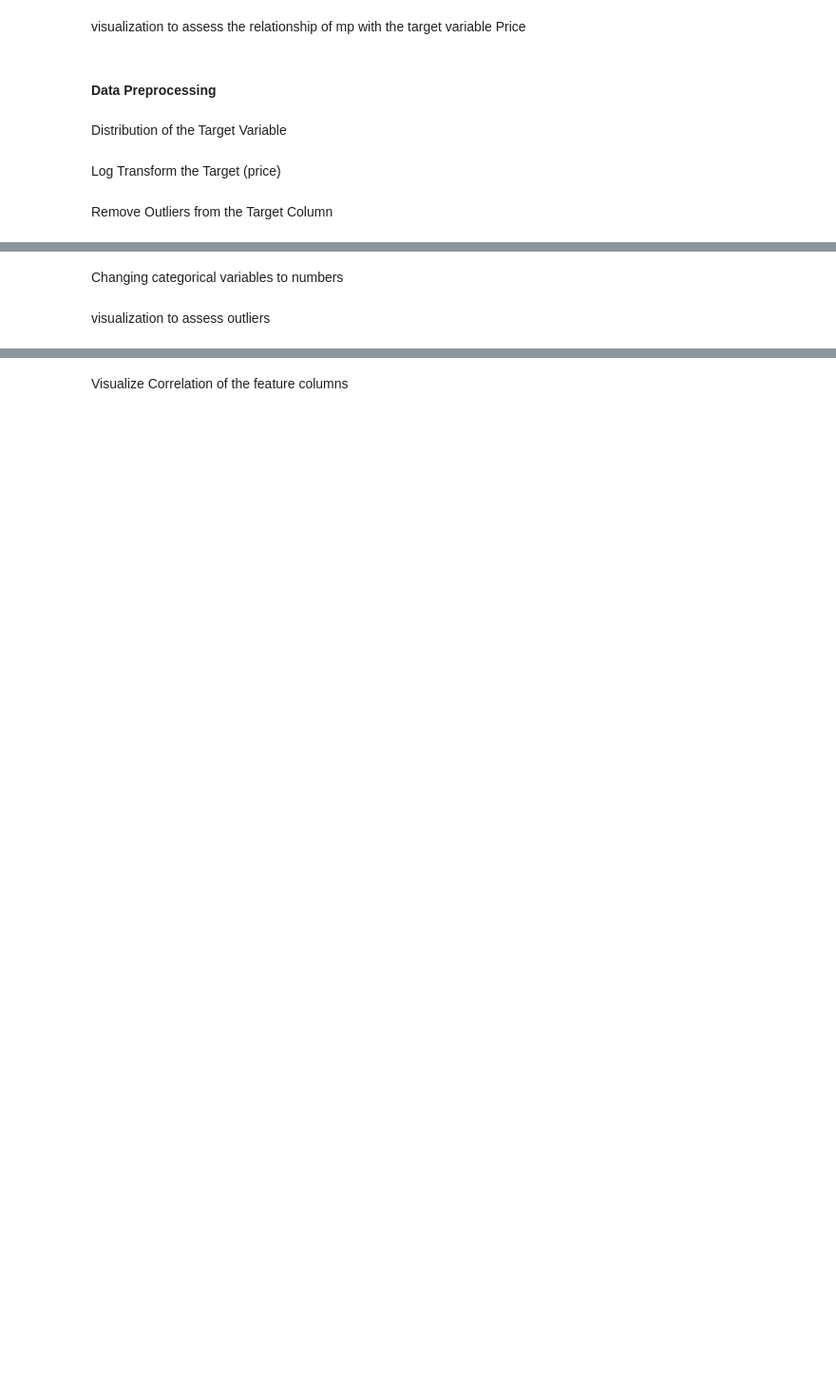
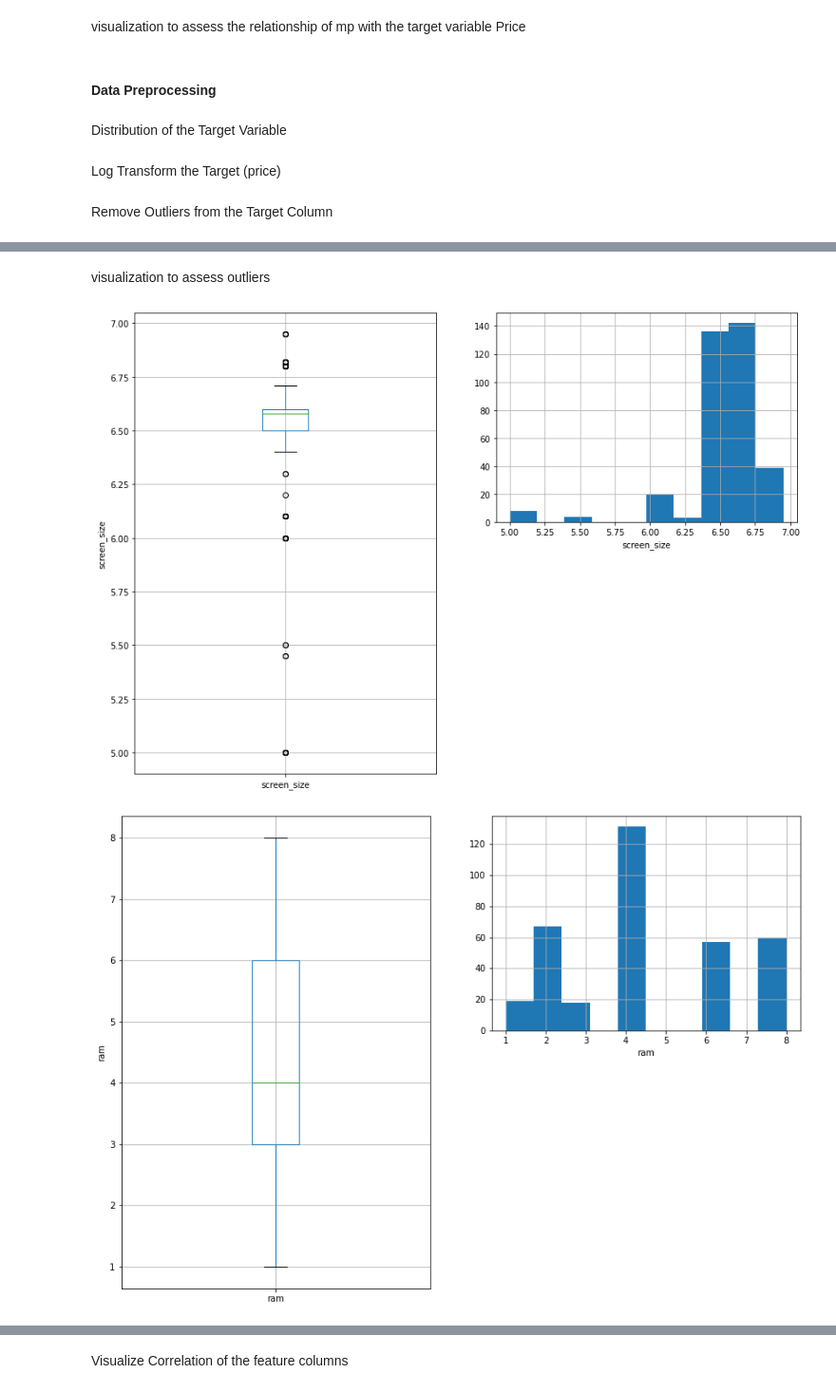
Before and after one commit to lewiskimtai/Phone-Price-Prediction, a Jupyter notebook: phone.ipynb, the cells around one changed output, grey strips where cells are left out. Shown at 95% size. Cells and saved outputs as stored; diff of their text form; code cells hidden in the pictures; blank space fills up the shorter version.

```diff
--- a/phone.ipynb
+++ b/phone.ipynb
@@ -210,0 +201,3 @@ phone_df.head()
+# %%
+phone_df = pd.read_csv('C:/Users/bb/Desktop/Phone-Price-Prediction/phone_df.csv')
+phone_df.head()
@@ -312,25 +352,18 @@ data.info()
-# %% [markdown]
-Changing categorical variables to numbers
-# %%
-# Turn categorical variables into numbers and fill missing
-for label, content in data.items():
-    if not pd.api.types.is_numeric_dtype(content):
-        # Turn categories into numbers and add +1
-        data[label] = pd.Categorical(content).codes+1
-
-data.head()
 # %% [markdown]
 visualization to assess outliers
 # %%
 # box Plot to visualize Outliers in the Feature Variables
-for var in ['brand', 'screen_size', 'ram', 'rom', 'mp', 'battery']:
+for var in ['screen_size', 'ram', 'rom', 'mp', 'battery']:
     plt.figure(figsize=(14, 10))
     plt.subplot(1, 2, 1)
     fig = data.boxplot(column=var)
     fig.set_ylabel(var)
 
     plt.subplot(2, 2, 2)
     fig = data[var].hist()
     fig.set_xlabel(var)
 
     plt.show()
+# %% [output]
+[figure, added]
+[figure, added]
```
Also changed, not shown: parts of 24 cells of this notebook, 1 other file.
